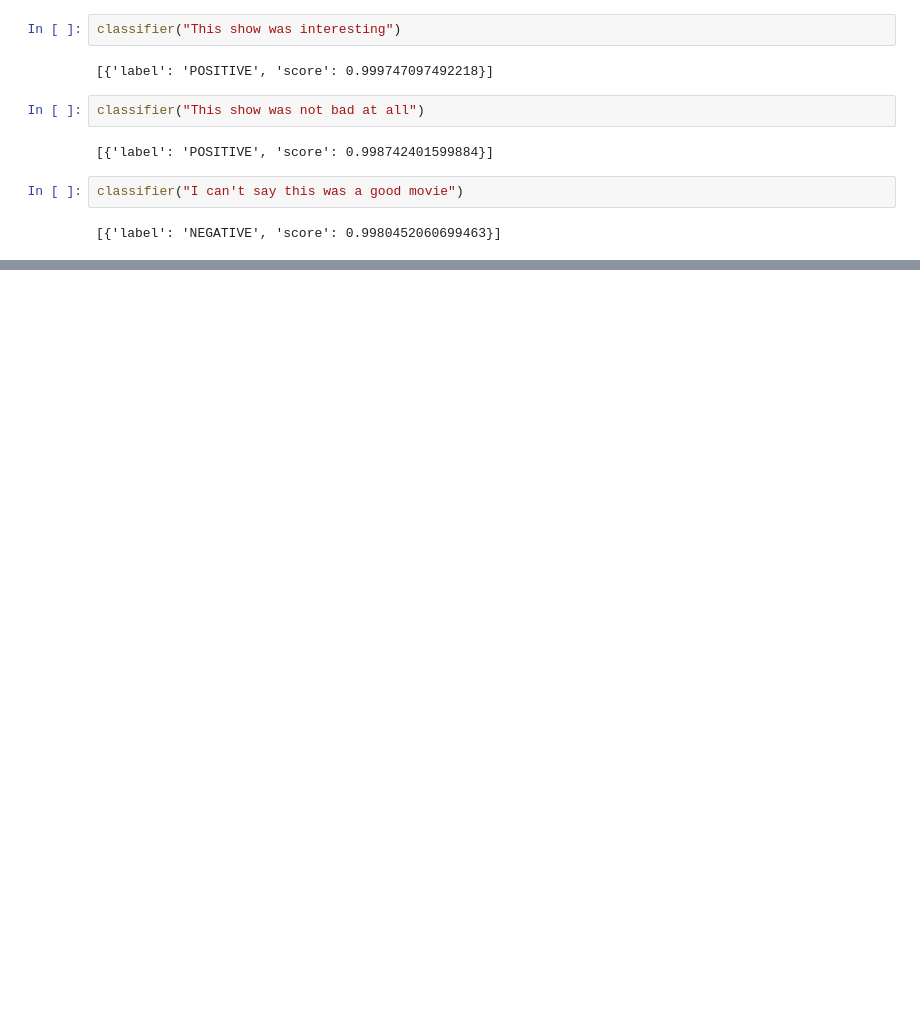
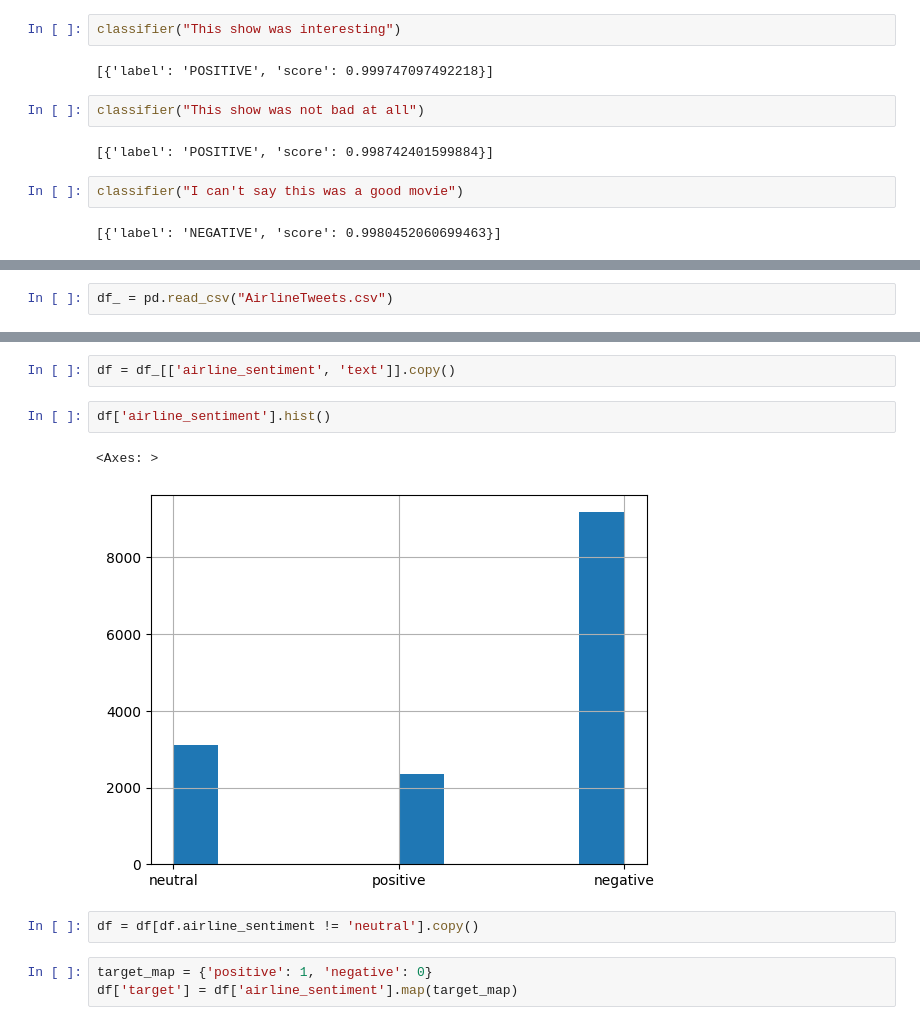
Before and after one commit to danielmachlab/transformers_nlp, a Jupyter notebook: PipelineSentimentAnalysis.ipynb, the cells around one changed output, grey strips where cells are left out. Drawn from its saved outputs; the diff is of its cells as text; blank space fills up the shorter version.

Commit message:
Update sentiment analysis

```diff
--- a/PipelineSentimentAnalysis.ipynb
+++ b/PipelineSentimentAnalysis.ipynb
@@ -57,0 +74,2 @@ classifier("I can't say this was a good movie")
+# %%
+df_ = pd.read_csv("AirlineTweets.csv")
@@ -57,0 +85,12 @@ classifier("I can't say this was a good movie")
+# %%
+df = df_[['airline_sentiment', 'text']].copy()
+# %%
+df['airline_sentiment'].hist()
+# %% [output]
+<Axes: >
+[figure, added]
+# %%
+df = df[df.airline_sentiment != 'neutral'].copy()
+# %%
+target_map = {'positive': 1, 'negative': 0}
+df['target'] = df['airline_sentiment'].map(target_map)
```
Also changed, not shown: parts of 20 cells of this notebook.
